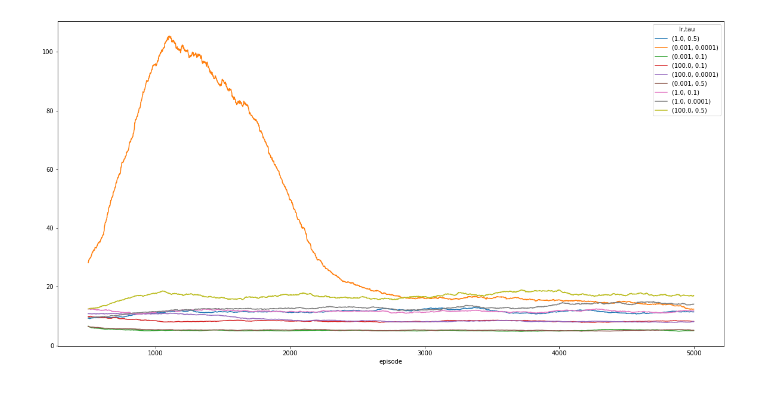
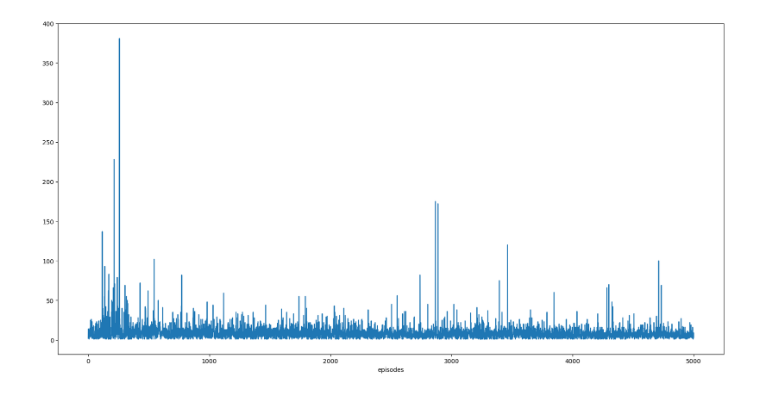
Before and after one commit to zanocrate/snake-rl, a Jupyter notebook: plot.ipynb, the cells around one changed output. Cells and saved outputs as stored; diff of their text form; code cells hidden in the pictures.

```diff
--- a/plot.ipynb
+++ b/plot.ipynb
@@ -23,7 +6,10 @@ df.columns = df.columns.rename("lr", level=0).rename("tau",level=1)
+# %%
+Y_FILENAME = 'data/CNN2_relative.npy'
+y = np.load(Y_FILENAME)
+y = pd.Series(y,name='Durations')
+y.index.name='episodes'
 # %%
 fig,ax=plt.subplots(figsize=[20,10])
-# rolling mean
-df.rolling(500).mean().plot(ax=ax)
-plt.show()
+y.rolling(1).mean().plot(ax=ax);
 # %% [output]
-[figure, old version]
+[figure, new version]
```
Also changed, not shown: parts of 3 cells of this notebook, 8 other files.
